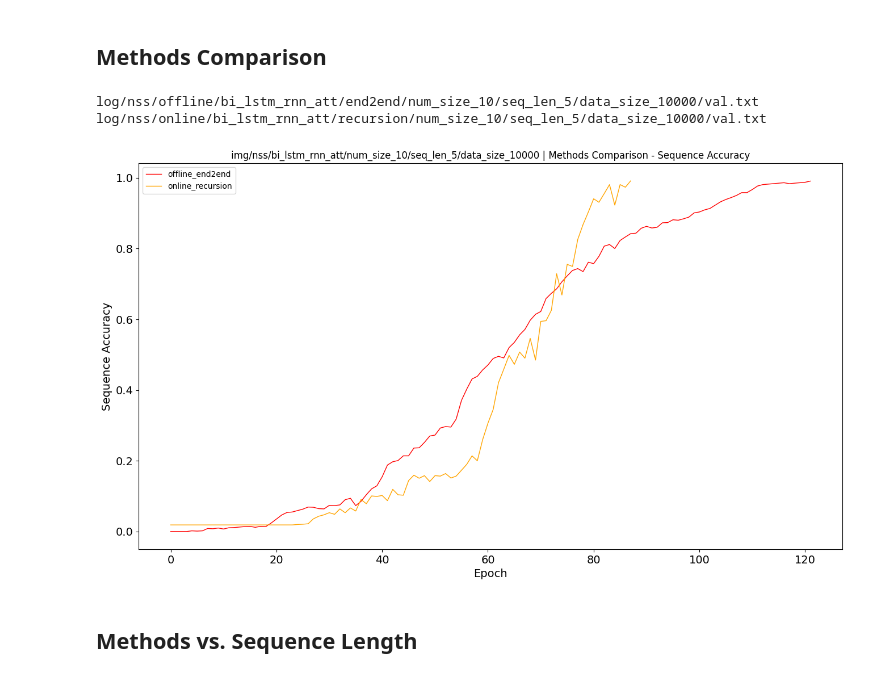
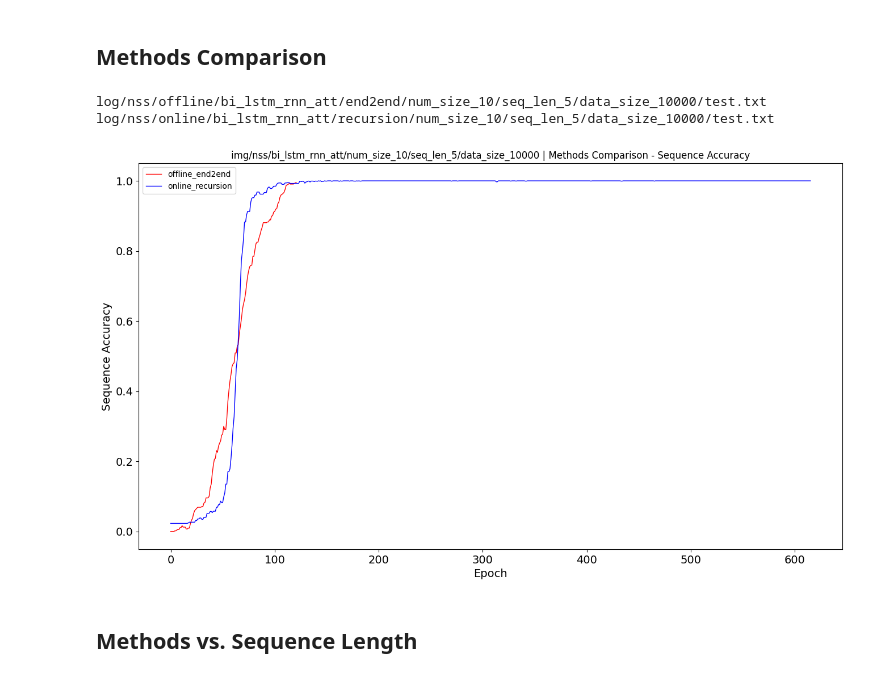
Before and after one commit to ShiningLab/Recurrent-Text-Editing, a Jupyter notebook: main/res/evaluation_plot.ipynb, the cells around one changed output. Cells and saved outputs as stored; diff of their text form; code cells hidden in the pictures.

```diff
--- a/main/res/evaluation_plot.ipynb
+++ b/main/res/evaluation_plot.ipynb
@@ -175,7 +175,7 @@ model_name = 'bi_lstm_rnn_att'
 num_size = 10
 seq_len = 5
 data_size = 10000
-val_or_test = 'val' # val, test
+val_or_test = 'test' # val, test
 # %%
 # define path for end2end
 LOG_PATH = os.path.join(
@@ -196,8 +196,8 @@ for c in candidates:
     print(file_path)
     raw_data_dict[file_path] = load_txt(file_path)
 # %% [output]
-log/nss/offline/bi_lstm_rnn_att/end2end/num_size_10/seq_len_5/data_size_10000/val.txt
-log/nss/online/bi_lstm_rnn_att/recursion/num_size_10/seq_len_5/data_size_10000/val.txt
+log/nss/offline/bi_lstm_rnn_att/end2end/num_size_10/seq_len_5/data_size_10000/test.txt
+log/nss/online/bi_lstm_rnn_att/recursion/num_size_10/seq_len_5/data_size_10000/test.txt
 # %%
 # extract info from log
 data_dict = {k: parse_log(v) for k, v in raw_data_dict.items()}
@@ -211,28 +211,28 @@ for c in candidates:
     criteria_list = [data[criteria] for data in data_dict[key]]
     criteria_dict[label] = criteria_list
 # %%
-colors = ['red', 'orange', 'green', 'skyblue', 'blue', 'magenta', 'purple']
+colors = ['red', 'blue', 'green', 'skyblue', 'orange', 'magenta', 'purple']
 save_path = os.path.join(
     'img',
     data_src,
     model_name,
     'num_size_{}'.format(num_size),
     'seq_len_{}'.format(seq_len),
     'data_size_{}'.format(data_size))
 
 if not os.path.exists(save_path): os.makedirs(save_path)
 
 title = 'Methods Comparison - {}'.format(criteria)
 
 show_plot(
     data_dict=criteria_dict,
     colors=colors,
     title=title,
     xlabel='Epoch',
     ylabel=criteria,
     save_path=save_path)
 # %% [output]
-[figure, old version]
+[figure, new version]
 # %% [markdown]
 ## Methods vs. Sequence Length
 # %%
```
Also changed, not shown: parts of 5 cells of this notebook, 12 other files.
